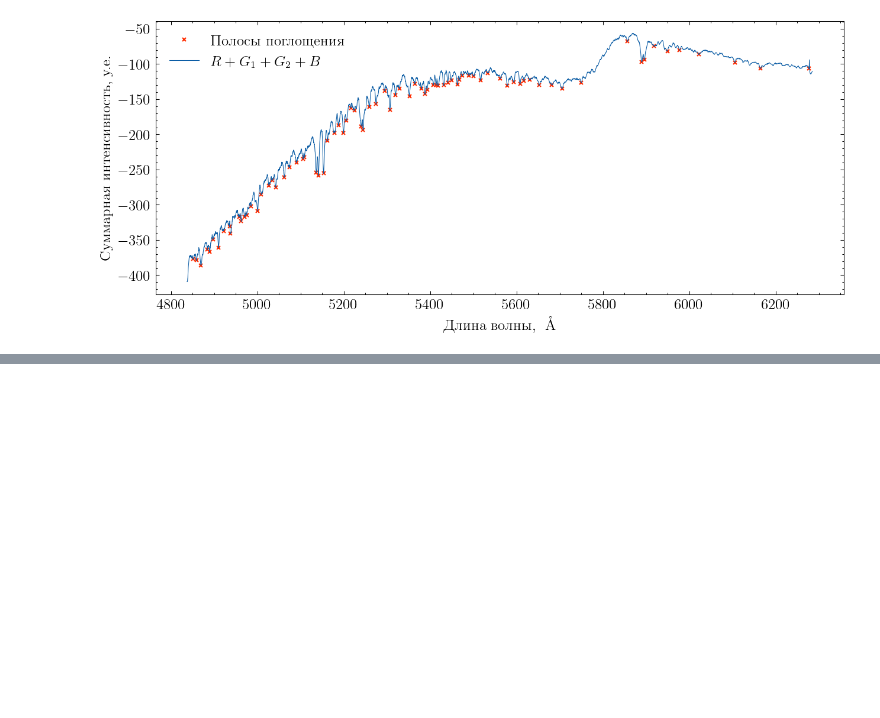
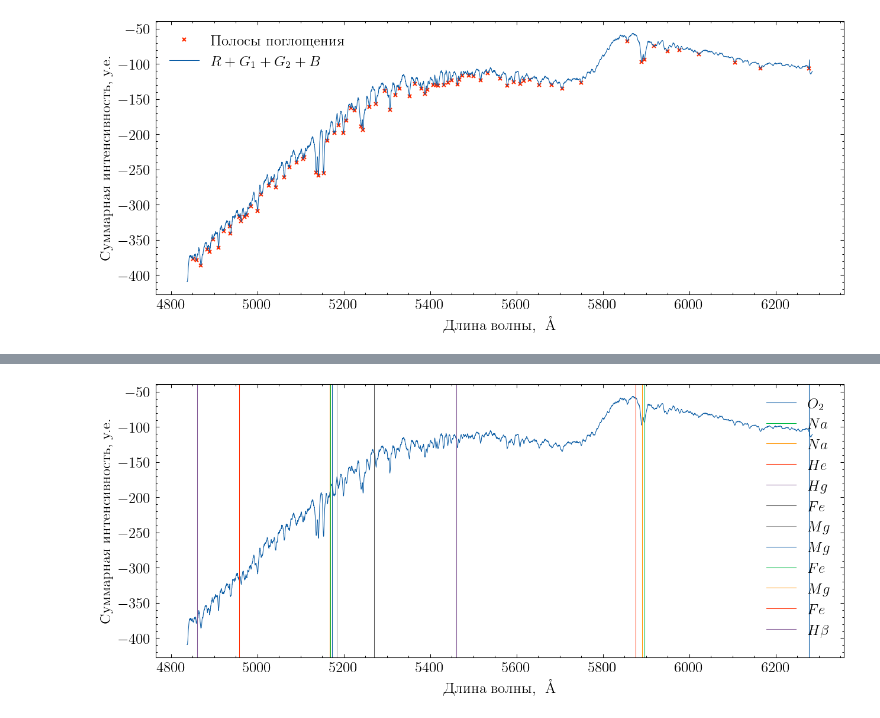
Before and after one commit to gleblug/experiment-automation, a Jupyter notebook: 5.2.9-determination-of-atmospheric-composition/plots.ipynb, the cells around one changed output, grey strips where cells are left out. Drawn from its saved outputs; the diff is of its cells as text; code cells hidden in the pictures; blank space fills up the shorter version.

```diff
--- a/5.2.9-determination-of-atmospheric-composition/plots.ipynb
+++ b/5.2.9-determination-of-atmospheric-composition/plots.ipynb
@@ -126,0 +137,3 @@ np.savetxt("peaks.csv", np.vstack((x[peaks], prominences)).T, header="wavelength
+# %%
+df_fh = pd.read_csv("fraunhofer_lines.csv", sep="\t")
+fh_arr = np.array(df_fh)
@@ -126,0 +167,16 @@ np.savetxt("peaks.csv", np.vstack((x[peaks], prominences)).T, header="wavelength
+# %%
+closer_lines = []
+
+print("name\tdelta\twavelength ")
+for fh in fh_arr:
+    l = fh[2]*10
+    name = fh[1]
+    min_idx = 0
+    delta = 2000
+    for (i, peak) in enumerate(peaks):
+        if (abs(x[peak] - l) < delta):
+            min_idx = i
+            delta = abs(x[peak] - l)
+    if (delta < 20):
+        closer_lines.append([name, l, min_idx])
+    print(f"{name}\t{delta:.2f}\t{l:.2f}")
@@ -126,0 +212,17 @@ np.savetxt("peaks.csv", np.vstack((x[peaks], prominences)).T, header="wavelength
+# %%
+matplotlib.rcParams.update({
+    'figure.figsize': [10, 4],
+})
+# %%
+plt.plot(x, y, lw=.5)
+for i, closer_line in enumerate(closer_lines):
+    plt.axvline(closer_line[1], color=f"C{i}", label=f"${closer_line[0]}$", lw=.5)
+
+plt.ylabel("Суммарная интенсивность, у.е.")
+plt.xlabel(r"Длина волны, $\textup{~\AA}$")
+plt.legend()
+
+plt.savefig("sum_and_fraunhofer.png")
+plt.show()
+# %% [output]
+[figure, added]
```
Also changed, not shown: parts of 6 cells of this notebook, 4 other files.
